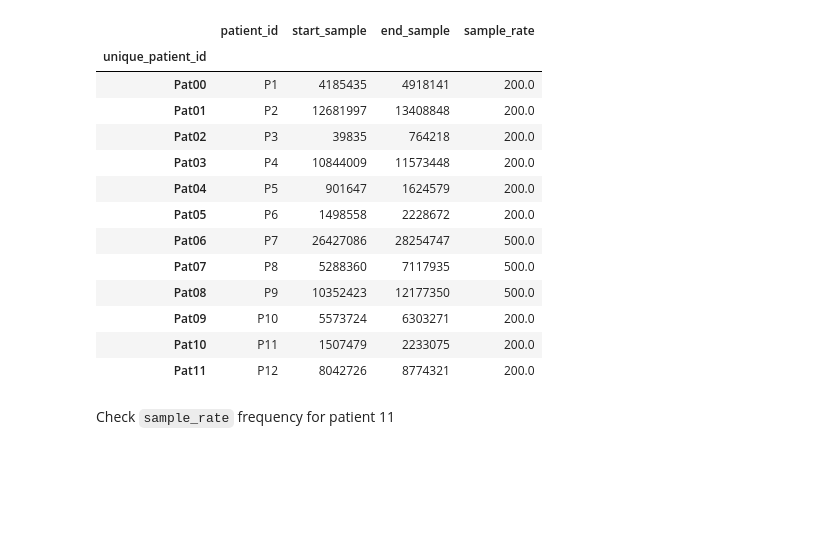
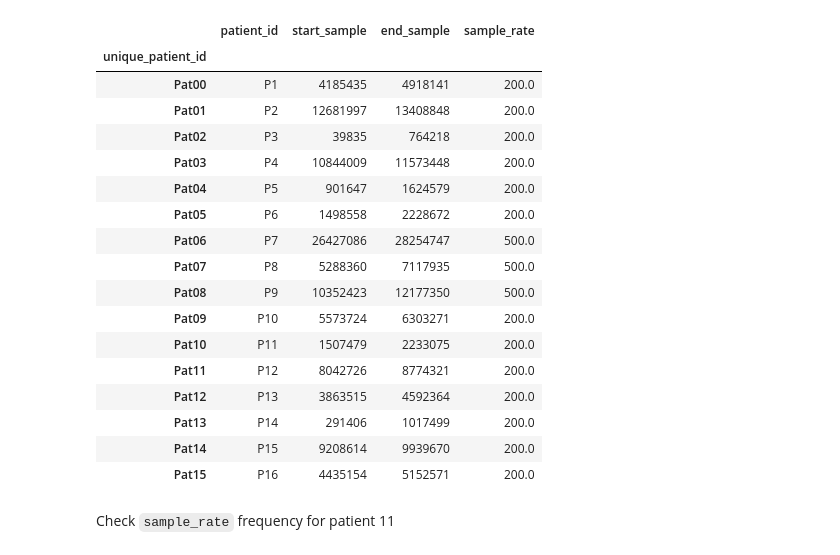
Before and after one commit to carzaga1/UnsuperDL-EEG-BSUPP, a Jupyter notebook: notebooks/01_clustering_algo_one.ipynb, the cells around one changed output. Drawn from its saved outputs; the diff is of its cells as text; code cells hidden in the pictures; blank space fills up the shorter version.

```diff
--- a/notebooks/01_clustering_algo_one.ipynb
+++ b/notebooks/01_clustering_algo_one.ipynb
@@ -11,22 +11,26 @@ from bscarlos.settings import RAW_DATA_FOLDER#, PROCESSED_DATA_FOLDER
 from bscarlos.detector import ClusteringDetector
 # %%
 data_attributes = pd.read_csv(RAW_DATA_FOLDER / 'data_attributes.csv').set_index("unique_patient_id")
-data_attributes.head(12)
+data_attributes.head(16)
 # %% [output]
 |  | patient_id | start_sample | end_sample | sample_rate |
 | unique_patient_id |  |  |  |  |
 | Pat00 | P1 | 4185435 | 4918141 | 200.0 |
 | Pat01 | P2 | 12681997 | 13408848 | 200.0 |
 | Pat02 | P3 | 39835 | 764218 | 200.0 |
 | Pat03 | P4 | 10844009 | 11573448 | 200.0 |
 | Pat04 | P5 | 901647 | 1624579 | 200.0 |
 | Pat05 | P6 | 1498558 | 2228672 | 200.0 |
 | Pat06 | P7 | 26427086 | 28254747 | 500.0 |
 | Pat07 | P8 | 5288360 | 7117935 | 500.0 |
 | Pat08 | P9 | 10352423 | 12177350 | 500.0 |
 | Pat09 | P10 | 5573724 | 6303271 | 200.0 |
 | Pat10 | P11 | 1507479 | 2233075 | 200.0 |
 | Pat11 | P12 | 8042726 | 8774321 | 200.0 |
+| Pat12 | P13 | 3863515 | 4592364 | 200.0 |
+| Pat13 | P14 | 291406 | 1017499 | 200.0 |
+| Pat14 | P15 | 9208614 | 9939670 | 200.0 |
+| Pat15 | P16 | 4435154 | 5152571 | 200.0 |
 # %% [markdown]
 Check `sample_rate` frequency for patient 11
 # %%
```
Also changed, not shown: parts of 24 cells of this notebook.
